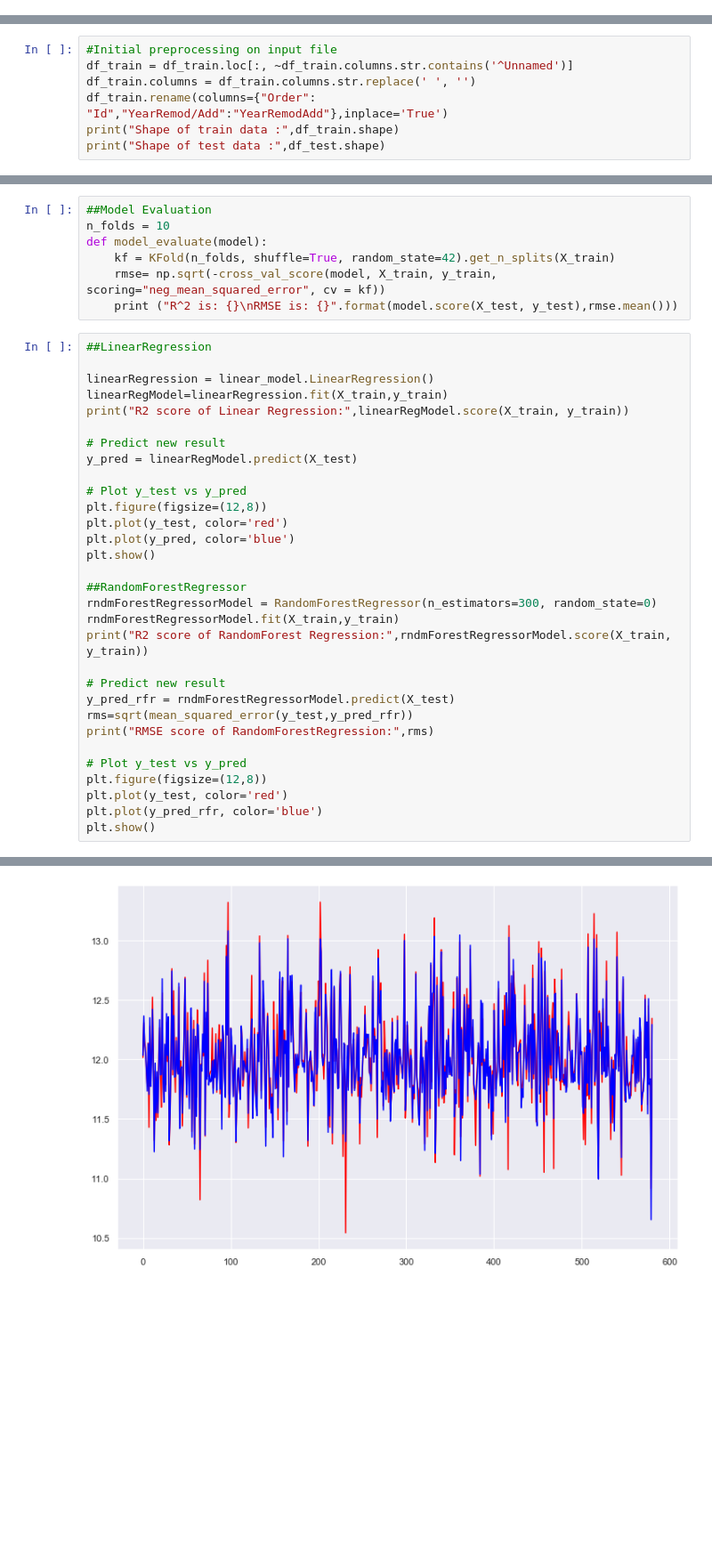
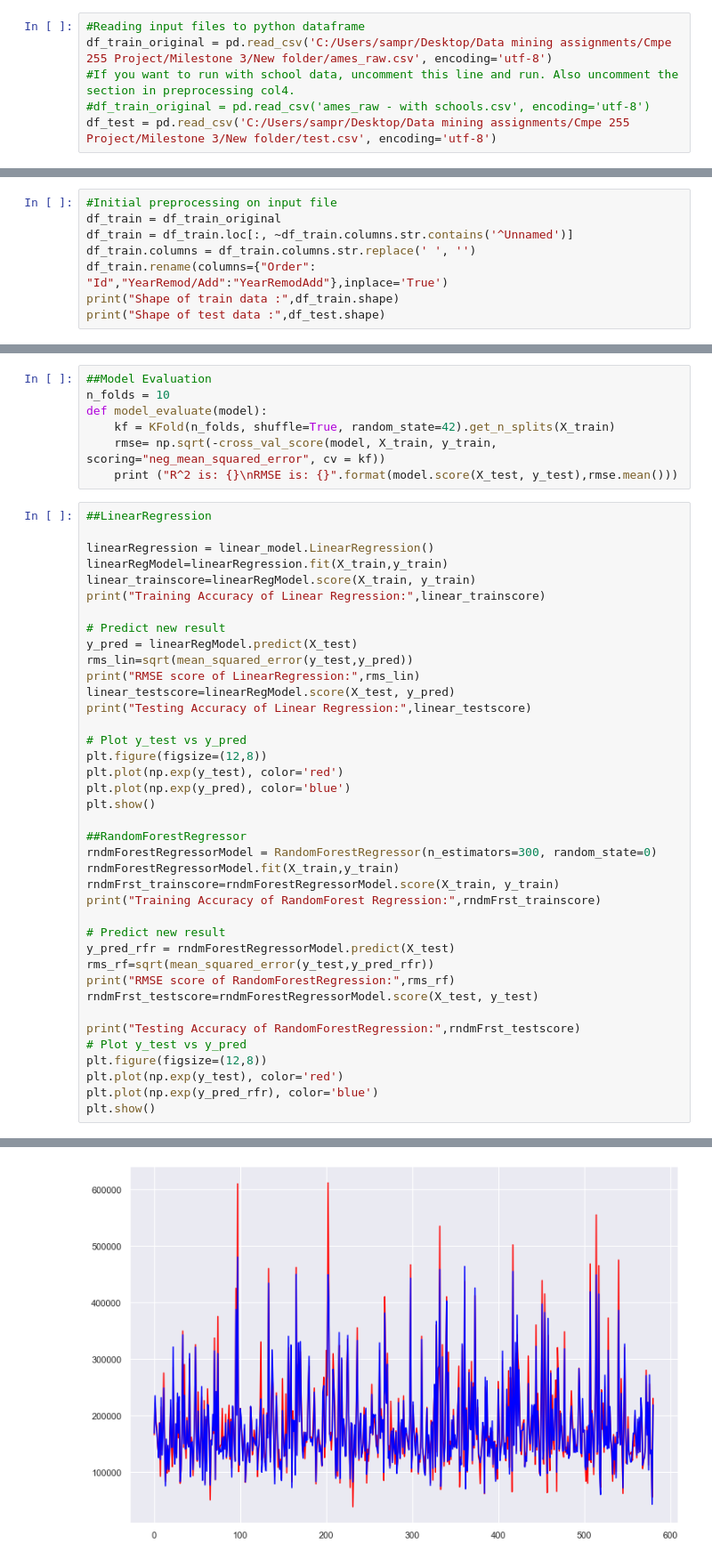
Before and after one commit to agrawalnaman/cmpe255-group8-housing-price-prediction, a Jupyter notebook: Housing Price Prediction Project.ipynb, the cells around one changed output, grey strips where cells are left out. Shown at 89% size. Drawn from its saved outputs; the diff is of its cells as text; blank space fills up the shorter version.

Commit message:
Adding prediction models

```diff
--- a/Housing Price Prediction Project.ipynb
+++ b/Housing Price Prediction Project.ipynb
@@ -22,0 +25,6 @@ df_test = pd.read_csv('C:/Users/Hertz/OneDrive/Documents/CMPE255/Team Project/ho
+# %%
+#Reading input files to python dataframe
+df_train_original = pd.read_csv('C:/Users/sampr/Desktop/Data mining assignments/Cmpe 255 Project/Milestone 3/New folder/ames_raw.csv', encoding='utf-8')
+#If you want to run with school data, uncomment this line and run. Also uncomment the section in preprocessing col4.
+#df_train_original = pd.read_csv('ames_raw - with schools.csv', encoding='utf-8')
+df_test = pd.read_csv('C:/Users/sampr/Desktop/Data mining assignments/Cmpe 255 Project/Milestone 3/New folder/test.csv', encoding='utf-8')
@@ -23,5 +33,6 @@ df_test = pd.read_csv('C:/Users/Hertz/OneDrive/Documents/CMPE255/Team Project/ho
 # %%
 #Initial preprocessing on input file
+df_train = df_train_original
 df_train = df_train.loc[:, ~df_train.columns.str.contains('^Unnamed')]
 df_train.columns = df_train.columns.str.replace(' ', '')
 df_train.rename(columns={"Order": "Id","YearRemod/Add":"YearRemodAdd"},inplace='True')
@@ -369,30 +405,38 @@ def model_evaluate(model):
 
 linearRegression = linear_model.LinearRegression()
 linearRegModel=linearRegression.fit(X_train,y_train)
-print("R2 score of Linear Regression:",linearRegModel.score(X_train, y_train))
+linear_trainscore=linearRegModel.score(X_train, y_train)
+print("Training Accuracy of Linear Regression:",linear_trainscore)
 
 # Predict new result
 y_pred = linearRegModel.predict(X_test)
+rms_lin=sqrt(mean_squared_error(y_test,y_pred))
+print("RMSE score of LinearRegression:",rms_lin)
+linear_testscore=linearRegModel.score(X_test, y_pred)
+print("Testing Accuracy of Linear Regression:",linear_testscore)
 
 # Plot y_test vs y_pred
 plt.figure(figsize=(12,8))
-plt.plot(y_test, color='red')
-plt.plot(y_pred, color='blue')
+plt.plot(np.exp(y_test), color='red')
+plt.plot(np.exp(y_pred), color='blue')
 plt.show()
 
 ##RandomForestRegressor
 rndmForestRegressorModel = RandomForestRegressor(n_estimators=300, random_state=0)
 rndmForestRegressorModel.fit(X_train,y_train)
-print("R2 score of RandomForest Regression:",rndmForestRegressorModel.score(X_train, y_train))
+rndmFrst_trainscore=rndmForestRegressorModel.score(X_train, y_train)
+print("Training Accuracy of RandomForest Regression:",rndmFrst_trainscore)
 
 # Predict new result
 y_pred_rfr = rndmForestRegressorModel.predict(X_test)
-rms=sqrt(mean_squared_error(y_test,y_pred_rfr))
-print("RMSE score of RandomForestRegression:",rms)
+rms_rf=sqrt(mean_squared_error(y_test,y_pred_rfr))
+print("RMSE score of RandomForestRegression:",rms_rf)
+rndmFrst_testscore=rndmForestRegressorModel.score(X_test, y_test)
 
+print("Testing Accuracy of RandomForestRegression:",rndmFrst_testscore)
 # Plot y_test vs y_pred
 plt.figure(figsize=(12,8))
-plt.plot(y_test, color='red')
-plt.plot(y_pred_rfr, color='blue')
+plt.plot(np.exp(y_test), color='red')
+plt.plot(np.exp(y_pred_rfr), color='blue')
 plt.show()
 # %% [output]
@@ -403,4 +450,4 @@ RMSE score of RandomForestRegression: 0.1139642362448514
-[figure, old version]
+[figure, new version]
 # %%
 ##Dimension Reduction using PCA
 
```
Also changed, not shown: parts of 27 cells of this notebook.
